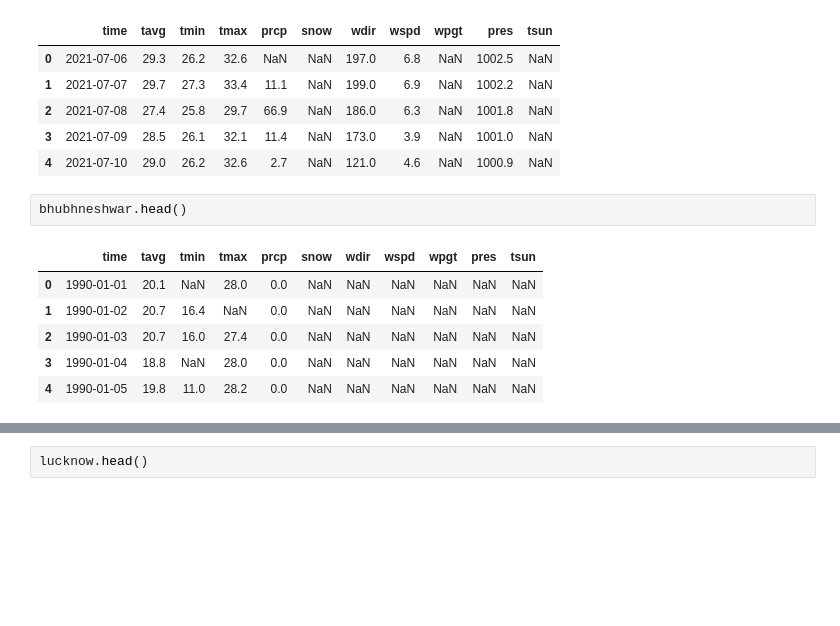
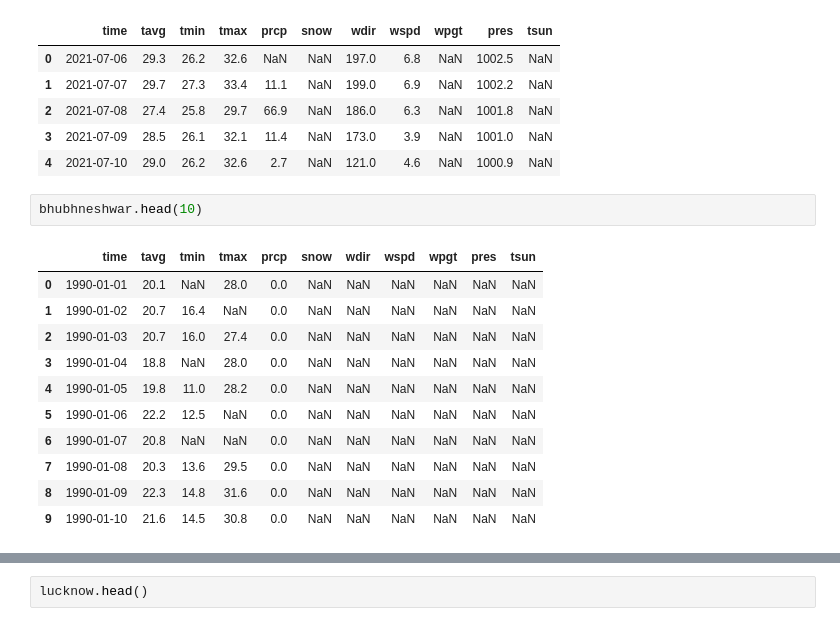
Before and after one commit to Madhukumarmogulla/wheather-data-prediction, a Jupyter notebook: my_project_1(EDA).ipynb, the cells around one changed output, grey strips where cells are left out. Drawn from its saved outputs; the diff is of its cells as text; blank space fills up the shorter version.

```diff
--- a/my_project_1(EDA).ipynb
+++ b/my_project_1(EDA).ipynb
@@ -132,11 +145,16 @@ Rourkela.head()
 | 3 | 2021-07-09 | 28.5 | 26.1 | 32.1 | 11.4 | NaN | 173.0 | 3.9 | NaN | 1001.0 | NaN |
 | 4 | 2021-07-10 | 29.0 | 26.2 | 32.6 | 2.7 | NaN | 121.0 | 4.6 | NaN | 1000.9 | NaN |
 # %%
-bhubhneshwar.head()
+bhubhneshwar.head(10)
 # %% [output]
 |  | time | tavg | tmin | tmax | prcp | snow | wdir | wspd | wpgt | pres | tsun |
 | 0 | 1990-01-01 | 20.1 | NaN | 28.0 | 0.0 | NaN | NaN | NaN | NaN | NaN | NaN |
 | 1 | 1990-01-02 | 20.7 | 16.4 | NaN | 0.0 | NaN | NaN | NaN | NaN | NaN | NaN |
 | 2 | 1990-01-03 | 20.7 | 16.0 | 27.4 | 0.0 | NaN | NaN | NaN | NaN | NaN | NaN |
 | 3 | 1990-01-04 | 18.8 | NaN | 28.0 | 0.0 | NaN | NaN | NaN | NaN | NaN | NaN |
 | 4 | 1990-01-05 | 19.8 | 11.0 | 28.2 | 0.0 | NaN | NaN | NaN | NaN | NaN | NaN |
+| 5 | 1990-01-06 | 22.2 | 12.5 | NaN | 0.0 | NaN | NaN | NaN | NaN | NaN | NaN |
+| 6 | 1990-01-07 | 20.8 | NaN | NaN | 0.0 | NaN | NaN | NaN | NaN | NaN | NaN |
+| 7 | 1990-01-08 | 20.3 | 13.6 | 29.5 | 0.0 | NaN | NaN | NaN | NaN | NaN | NaN |
+| 8 | 1990-01-09 | 22.3 | 14.8 | 31.6 | 0.0 | NaN | NaN | NaN | NaN | NaN | NaN |
+| 9 | 1990-01-10 | 21.6 | 14.5 | 30.8 | 0.0 | NaN | NaN | NaN | NaN | NaN | NaN |
```
Also changed, not shown: parts of 190 cells of this notebook.
